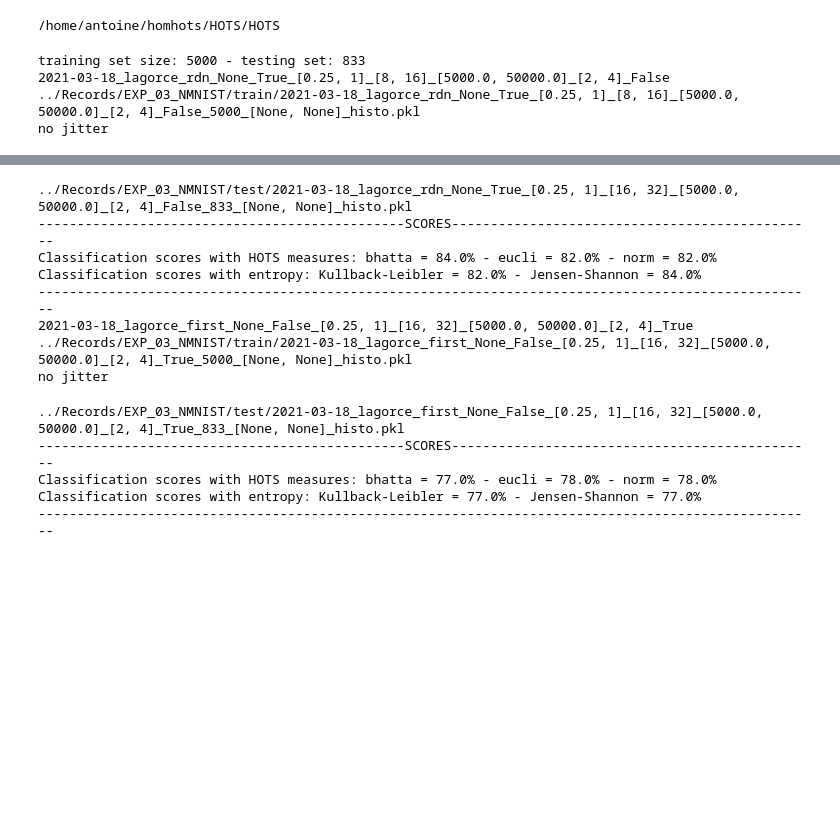
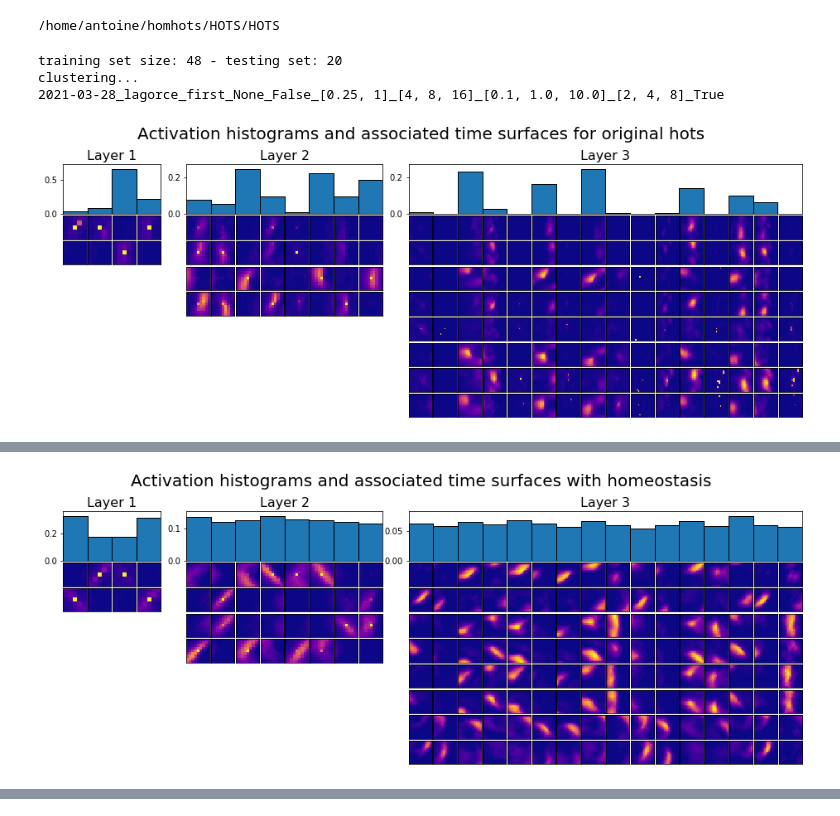
Before and after one commit to SpikeAI/HOTS, a Jupyter notebook: notebooks/HOTS_EXP_05_architectures.ipynb, the cells around one changed output, grey strips where cells are left out. Drawn from its saved outputs; the diff is of its cells as text; code cells hidden in the pictures; blank space fills up the shorter version.

```diff
--- a/notebooks/HOTS_EXP_05_architectures.ipynb
+++ b/notebooks/HOTS_EXP_05_architectures.ipynb
@@ -12,34 +12,64 @@ homeinv = False
 jitonic = [None,None] #[temporal, spatial]
 jitter = False
 tau = 5
-nblay = 3
-nbclust = 4
+R = 2
+nbclust = [4,8,16]
 filt = 2
-timestr = '2021-03-18' # this date for 100 digits in learning
-record_path = '../Records/EXP_03_NMNIST/'
+timestr = '2021-03-28' # this date for 100 digits in learning
+record_path = '../Records/EXP_05_POKERDVS/'
+#record_path = '../Records/EXP_04_NCARS/'
 # %%
+dataset = 'nmnist'
 nb_test = 10000
 nb_train = 60000
-ds = 12
+dataset = 'cars'
+nb_test = 4396 + 4211
+nb_train = 7940 + 7482
+ds = 1200
+dataset = 'poker'
+nb_test = 20
+nb_train = 48
+ds = 1
 
 nb_test = nb_test//ds
 nb_train = nb_train//ds
 print(f'training set size: {nb_train} - testing set: {nb_test}')
 
 jit_s = np.arange(0,6,0.4)
 jit_t = np.arange(0,300,20)
 jit_s, jit_t = jit_s**2, jit_t**2
 
 jitonic= [None,None]
-for nblay in [2]:
-    for nbclust in [8,16]:
-        for name in ['homhots', 'hots']:
-            hotshom, homeotest = netparam(name, filt, tau, nblay, nbclust, sigma, homeinv, jitter, timestr)
-            trainhistomap = hotshom.running(homeotest=homeotest, nb_digit = nb_train, outstyle='histo')
-            testhistomap = hotshom.running(homeotest = homeotest, train=False, nb_digit=nb_test, jitonic=jitonic)
-            JS_score = histoscore(trainhistomap,testhistomap, verbose = True)
+verbose=True
+pokerscore = []
+pokerscorehom = []
+pokerscore_histav = []
+pokerscorehom_histav = []
+for name in ['hots', 'homhots']:
+    for tau in [0.1]:#[0.01,0.1,0.2,0.4,0.6,0.8,1,2,5,10,20,30]:#[0.1,2,5]:
+        print('clustering...')
+        hotshom, homeotest = netparam(name, filt, tau, nbclust, sigma, homeinv, jitter, timestr, dataset, R)#, nb_learn=50)
+        hotshom.plotlayer()
+        print('training...')
+        #trainhistomap = hotshom.running(homeotest=homeotest, nb_digit = nb_train, outstyle='LR')
+        trainhistomap = hotshom.running(homeotest=homeotest, nb_digit = nb_train, outstyle='histo', dataset=dataset)
+        print('testing...')
+        testhistomap = hotshom.running(homeotest = homeotest, train=False, nb_digit=nb_test, jitonic=jitonic, dataset=dataset)
+
+        trainhistomap = hotshom.running(homeotest=homeotest, nb_digit = nb_train, outstyle='histo', dataset=dataset)
+        score = histoscore(trainhistomap,testhistomap, verbose = verbose)
+        if name=='hots':
+            pokerscore.append(score)
+        else:
+            pokerscorehom.append(score)
+        trainhistomap = hotshom.running(homeotest=homeotest, nb_digit = nb_train, outstyle='histav', dataset=dataset)
+        score = histoscore_lagorce(trainhistomap,testhistomap, verbose = verbose)
+        if name=='hots':
+            pokerscore_histav.append(score)
+        else:
+            pokerscorehom_histav.append(score)
 # %% [output]
-training set size: 5000 - testing set: 833
-2021-03-18_lagorce_rdn_None_True_[0.25, 1]_[8, 16]_[5000.0, 50000.0]_[2, 4]_False
-../Records/EXP_03_NMNIST/train/2021-03-18_lagorce_rdn_None_True_[0.25, 1]_[8, 16]_[5000.0, 50000.0]_[2, 4]_False_5000_[None, None]_histo.pkl
-no jitter
+training set size: 48 - testing set: 20
+clustering...
+2021-03-28_lagorce_first_None_False_[0.25, 1]_[4, 8, 16]_[0.1, 1.0, 10.0]_[2, 4, 8]_True
+[figure, added]
@@ -53,0 +93 @@ no jitter
+[figure, added]
@@ -62,13 +108,0 @@ no jitter
-../Records/EXP_03_NMNIST/test/2021-03-18_lagorce_rdn_None_True_[0.25, 1]_[16, 32]_[5000.0, 50000.0]_[2, 4]_False_833_[None, None]_histo.pkl
------------------------------------------------SCORES-----------------------------------------------
-Classification scores with HOTS measures: bhatta = 84.0% - eucli = 82.0% - norm = 82.0%
-Classification scores with entropy: Kullback-Leibler = 82.0% - Jensen-Shannon = 84.0%
-----------------------------------------------------------------------------------------------------
-2021-03-18_lagorce_first_None_False_[0.25, 1]_[16, 32]_[5000.0, 50000.0]_[2, 4]_True
-../Records/EXP_03_NMNIST/train/2021-03-18_lagorce_first_None_False_[0.25, 1]_[16, 32]_[5000.0, 50000.0]_[2, 4]_True_5000_[None, None]_histo.pkl
-no jitter
-../Records/EXP_03_NMNIST/test/2021-03-18_lagorce_first_None_False_[0.25, 1]_[16, 32]_[5000.0, 50000.0]_[2, 4]_True_833_[None, None]_histo.pkl
------------------------------------------------SCORES-----------------------------------------------
-Classification scores with HOTS measures: bhatta = 77.0% - eucli = 78.0% - norm = 78.0%
-Classification scores with entropy: Kullback-Leibler = 77.0% - Jensen-Shannon = 77.0%
-----------------------------------------------------------------------------------------------------
```
Also changed, not shown: parts of 4 cells of this notebook, 14 other files.
